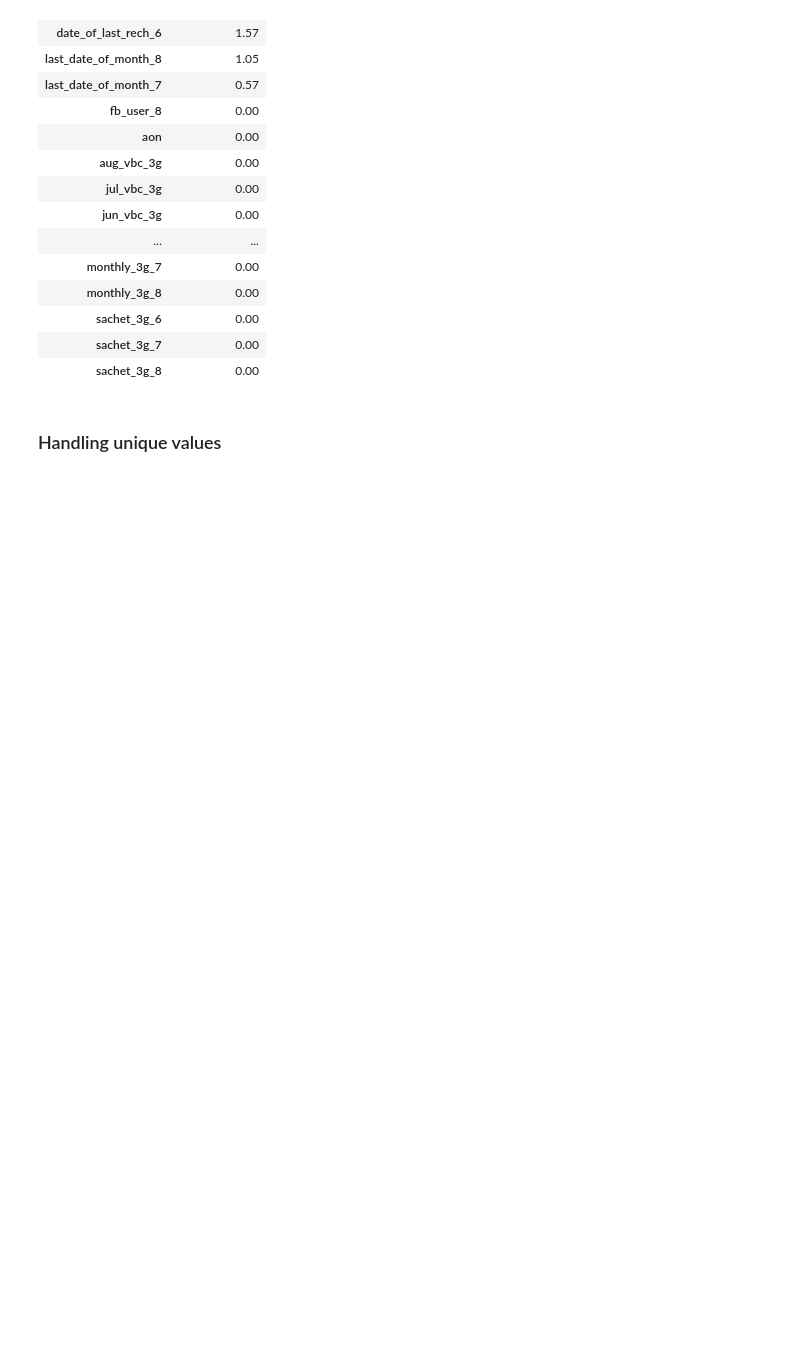
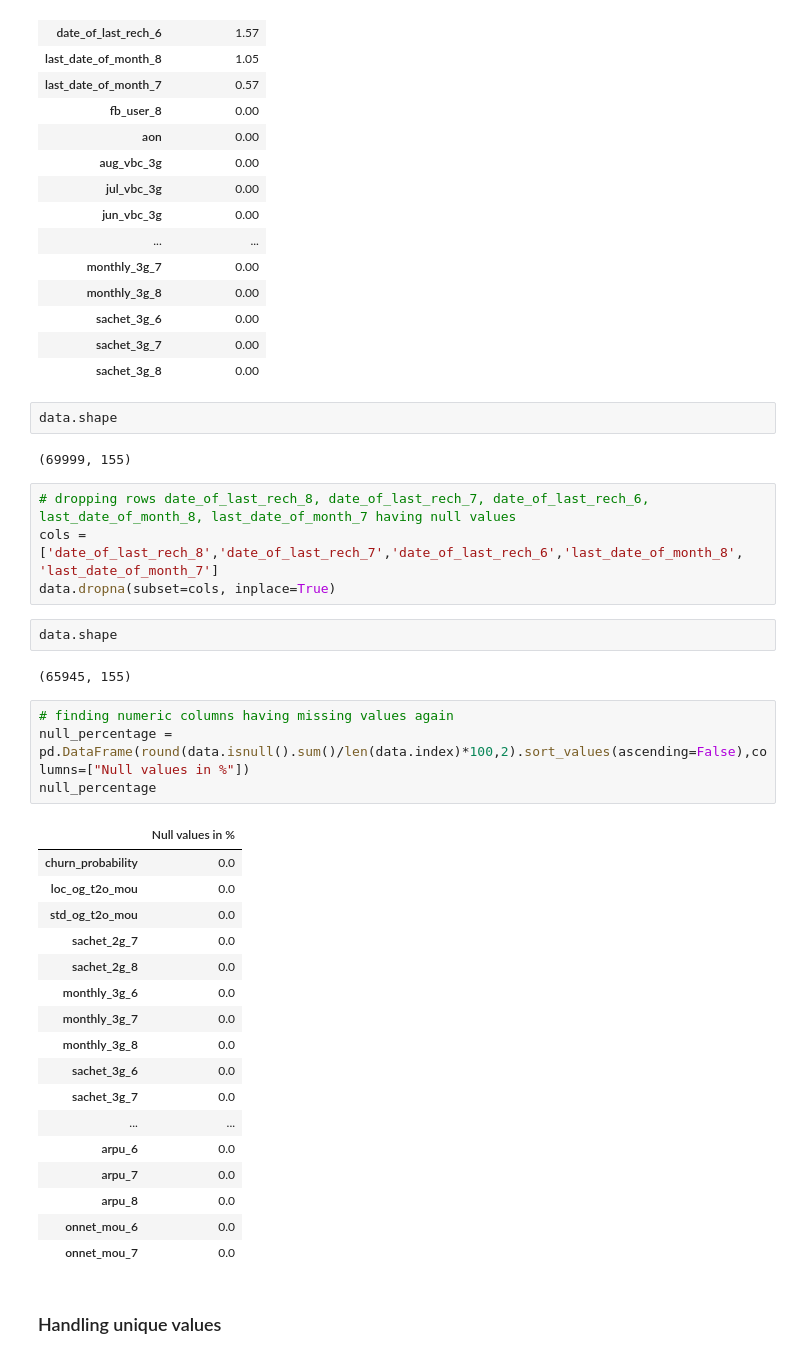
Before and after one commit to SanjayaKumarSahoo/telecom-churn-group-case-study, a Jupyter notebook: solution.ipynb, the cells around one changed output. Saved outputs shown, nothing was run; the diff lists cells and outputs as text; blank space fills up the shorter version.

```diff
--- a/solution.ipynb
+++ b/solution.ipynb
@@ -585,6 +586,40 @@ null_percentage
 | sachet_3g_6 | 0.00 |
 | sachet_3g_7 | 0.00 |
 | sachet_3g_8 | 0.00 |
+# %%
+data.shape
+# %% [output]
+(69999, 155)
+# %%
+# dropping rows date_of_last_rech_8, date_of_last_rech_7, date_of_last_rech_6, last_date_of_month_8, last_date_of_month_7 having null values
+cols = ['date_of_last_rech_8','date_of_last_rech_7','date_of_last_rech_6','last_date_of_month_8', 'last_date_of_month_7']
+data.dropna(subset=cols, inplace=True)
+# %%
+data.shape
+# %% [output]
+(65945, 155)
+# %%
+# finding numeric columns having missing values again
+null_percentage = pd.DataFrame(round(data.isnull().sum()/len(data.index)*100,2).sort_values(ascending=False),columns=["Null values in %"])
+null_percentage
+# %% [output]
+|  | Null values in % |
+| churn_probability | 0.0 |
+| loc_og_t2o_mou | 0.0 |
+| std_og_t2o_mou | 0.0 |
+| sachet_2g_7 | 0.0 |
+| sachet_2g_8 | 0.0 |
+| monthly_3g_6 | 0.0 |
+| monthly_3g_7 | 0.0 |
+| monthly_3g_8 | 0.0 |
+| sachet_3g_6 | 0.0 |
+| sachet_3g_7 | 0.0 |
+| ... | ... |
+| arpu_6 | 0.0 |
+| arpu_7 | 0.0 |
+| arpu_8 | 0.0 |
+| onnet_mou_6 | 0.0 |
+| onnet_mou_7 | 0.0 |
 # %% [markdown]
 ### Handling unique values
 # %%
```
Also changed, not shown: parts of 6 cells of this notebook.
